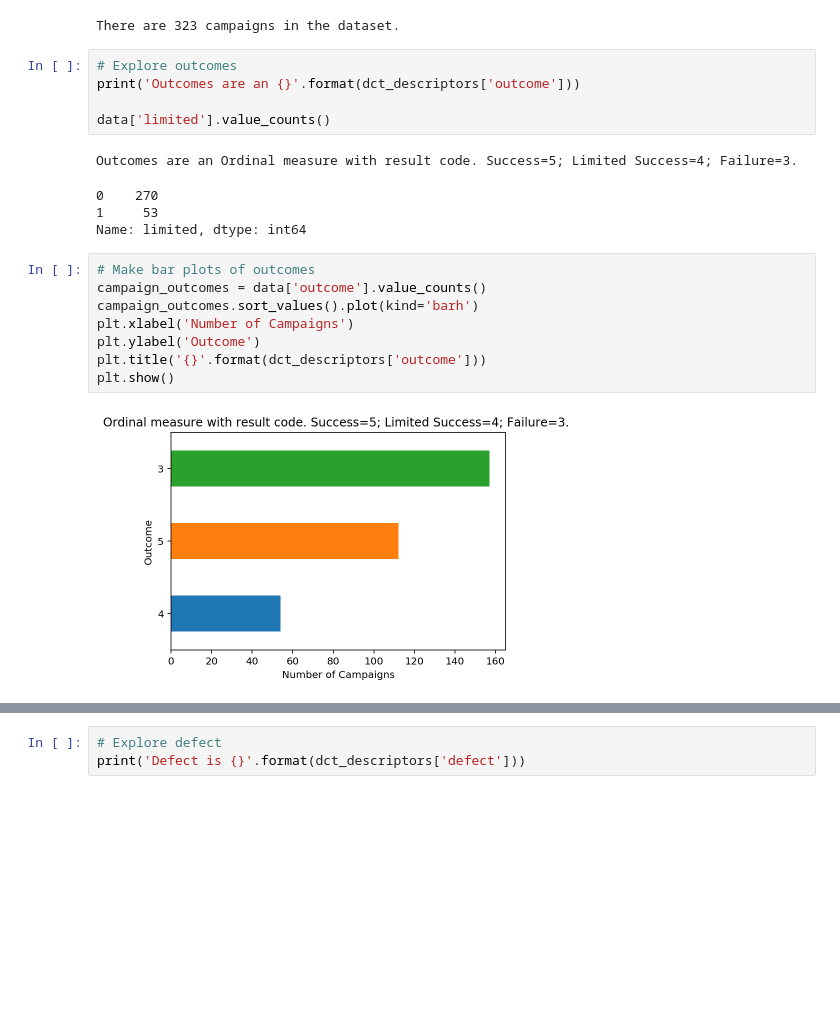
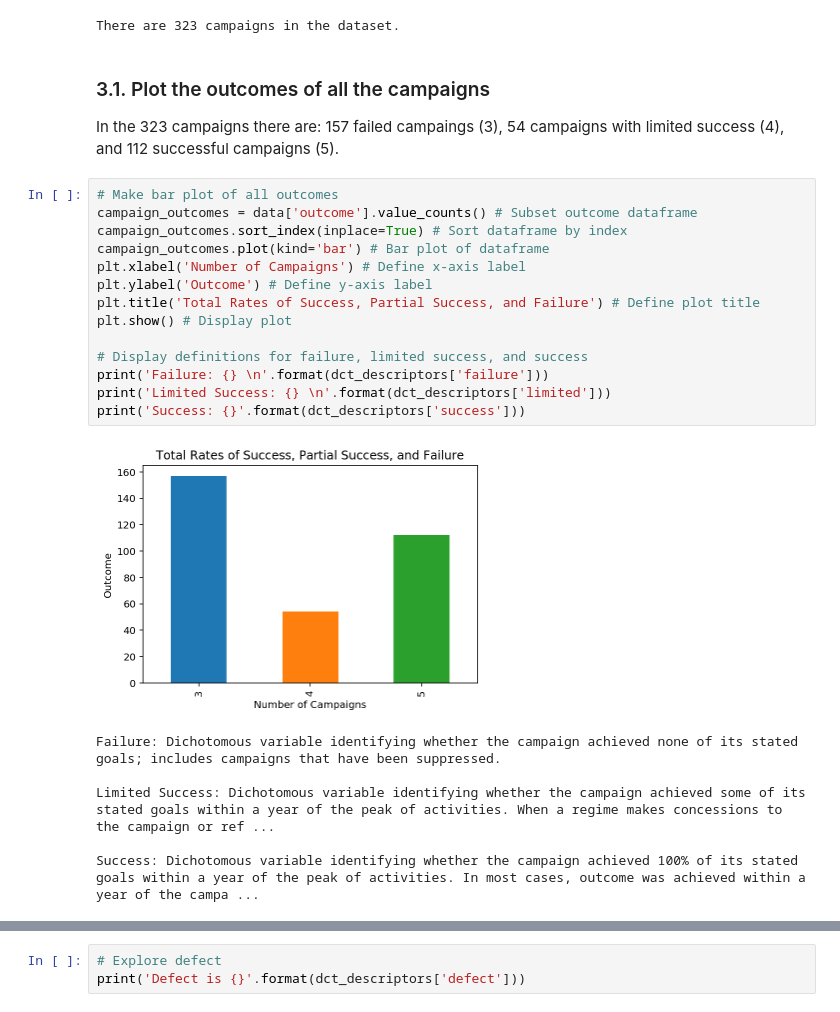
Before and after one commit to orlando-trejo/ginsberg-center-tutorials, a Jupyter notebook: ginsberg-tutorials-python/data_load_explore.ipynb, the cells around one changed output, grey strips where cells are left out. Drawn from its saved outputs; the diff is of its cells as text; blank space fills up the shorter version.

Commit message:
Add Figure 1.1 into notebook

```diff
--- a/ginsberg-tutorials-python/data_load_explore.ipynb
+++ b/ginsberg-tutorials-python/data_load_explore.ipynb
@@ -75,23 +75,27 @@ In this section, we will start exploring the data so we have an idea of what we
 print('There are {} campaigns in the dataset.'.format(data.shape[0]))
 # %% [output]
 There are 323 campaigns in the dataset.
-# %%
-# Explore outcomes
-print('Outcomes are an {}'.format(dct_descriptors['outcome']))
-
-data['limited'].value_counts()
-# %% [output]
-Outcomes are an Ordinal measure with result code. Success=5; Limited Success=4; Failure=3.
-0    270
-1     53
-Name: limited, dtype: int64
-# %%
-# Make bar plots of outcomes
-campaign_outcomes = data['outcome'].value_counts()
-campaign_outcomes.sort_values().plot(kind='barh')
-plt.xlabel('Number of Campaigns')
-plt.ylabel('Outcome')
-plt.title('{}'.format(dct_descriptors['outcome']))
-plt.show()
-# %% [output]
-[figure, removed]
+# %% [markdown]
+### 3.1. Plot the outcomes of all the campaigns
+In the 323 campaigns there are: 157 failed campaings (3), 54 campaigns with limited success (4), and 112 successful campaigns (5).
+# %%
+# Make bar plot of all outcomes
+campaign_outcomes = data['outcome'].value_counts() # Subset outcome dataframe
+campaign_outcomes.sort_index(inplace=True) # Sort dataframe by index
+campaign_outcomes.plot(kind='bar') # Bar plot of dataframe
+plt.xlabel('Number of Campaigns') # Define x-axis label
+plt.ylabel('Outcome') # Define y-axis label
+plt.title('Total Rates of Success, Partial Success, and Failure') # Define plot title
+plt.show() # Display plot
+
+# Display definitions for failure, limited success, and success
+print('Failure: {} \n'.format(dct_descriptors['failure']))
+print('Limited Success: {} \n'.format(dct_descriptors['limited']))
+print('Success: {}'.format(dct_descriptors['success']))
+# %% [output]
+[figure, added]
+Failure: Dichotomous variable identifying whether the campaign achieved none of its stated goals; includes campaigns that have been suppressed.
+
+Limited Success: Dichotomous variable identifying whether the campaign achieved some of its stated goals within a year of the peak of activities. When a regime makes concessions to the campaign or ref ...
+
+Success: Dichotomous variable identifying whether the campaign achieved 100% of its stated goals within a year of the peak of activities. In most cases, outcome was achieved within a year of the campa ...
```
Also changed, not shown: parts of 10 cells of this notebook.
